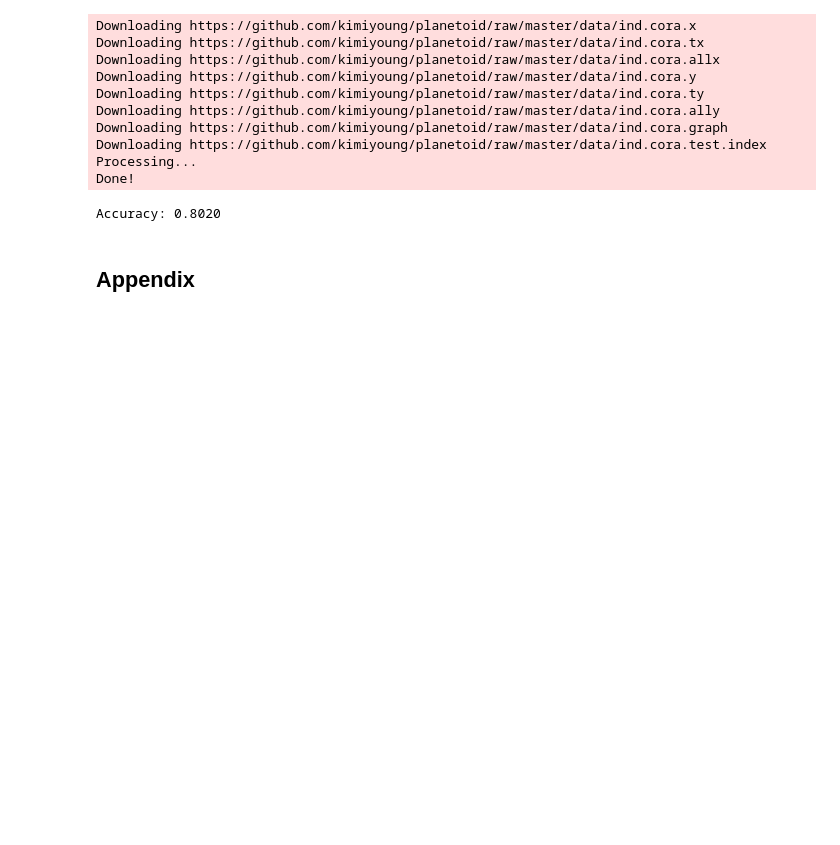
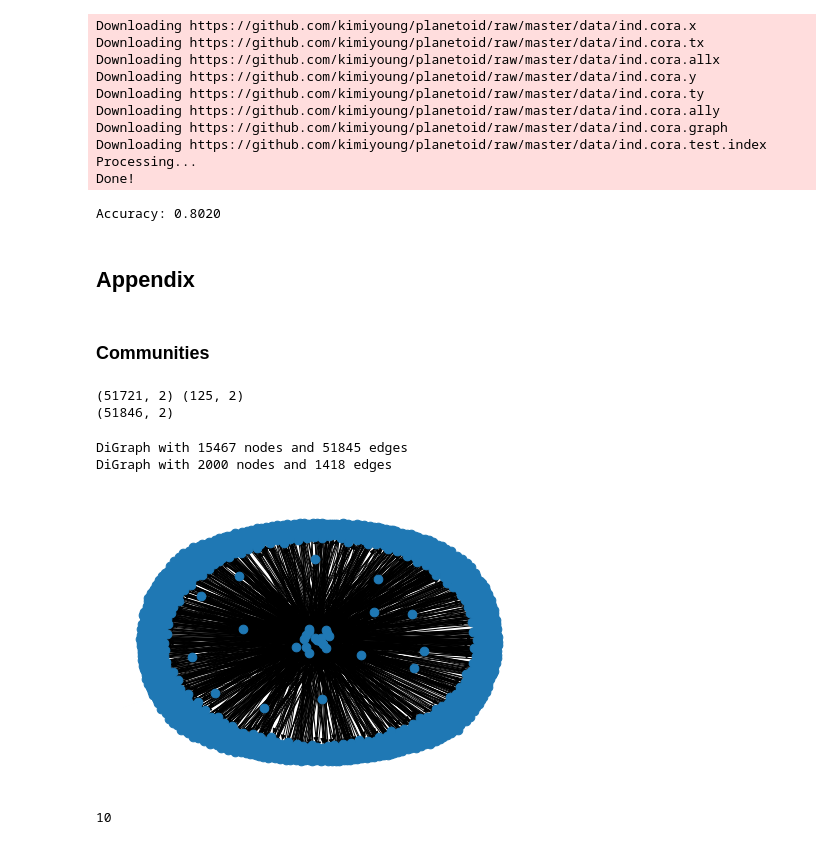
Before and after one commit to lejinvarghese/ego_networks, a Jupyter notebook: projects/twitter/network_exploration.ipynb, the cells around one changed output. Cells and saved outputs as stored; diff of their text form; code cells hidden in the pictures; blank space fills up the shorter version.

```diff
--- a/projects/twitter/network_exploration.ipynb
+++ b/projects/twitter/network_exploration.ipynb
@@ -314,9 +318,65 @@ print(f'Accuracy: {acc:.4f}')
 # %% [output]
 Accuracy: 0.8020
 # %% [markdown]
-## Appendix
+## **Appendix**
 # %%
 # nt = Network('500px', '500px')
 # nt.from_nx(G)
 # nt.show('nx.html')
 # client.destroy_friendship(?) #dont need no api for that! hold my beer!
+# %% [markdown]
+### **Communities**
+# %%
+from community import community_louvain
+TWITTER_USERID = client.get_user(
+    username=TWITTER_USERNAME,
+    user_fields=["id"],
+).data.id
+# %%
+df_following = df.copy().dropna()
+df_user = pd.DataFrame({"user": TWITTER_USERID, "following": df_following.user.unique()})
+
+
+mul_user = df_following.following.value_counts().reset_index(name="count").query("count > 1")["index"]
+df_following = df_following[df_following["following"].isin(mul_user)]
+print(df_following.shape, df_user.shape)
+
+df_with_user = pd.concat([df_user, df_following])
+print(df_with_user.shape)
+# %% [output]
+(51721, 2) (125, 2)
+(51846, 2)
+# %%
+edges_s = df_with_user.copy()
+edges_s.columns = ['source', 'target']
+edges_s['source'] = edges_s['source'].astype(int)
+edges_s['target'] = edges_s['target'].astype(int)
+
+G_s = nx.from_pandas_edgelist(
+    edges_s,
+    create_using=nx.DiGraph(),
+)
+
+print(nx.info(G_s))
+
+# visualize graph
+
+import random
+k = 2000
+sampled_nodes = random.sample(G_s.nodes, k)
+G_v = G_s.subgraph(sampled_nodes)
+
+print(nx.info(G_v))
+pos = nx.spring_layout(G_v)
+nx.draw(G_v, pos, node_size = 75)
+plt.show()
+# %% [output]
+DiGraph with 15467 nodes and 51845 edges
+DiGraph with 2000 nodes and 1418 edges
+[figure, added]
+# %%
+comms = community_louvain.best_partition(G_s.to_undirected())
+unique_coms = np.unique(list(comms.values()))
+len(unique_coms)
+# %% [output]
+10
```
Also changed, not shown: parts of 8 cells of this notebook, 2 other files.
